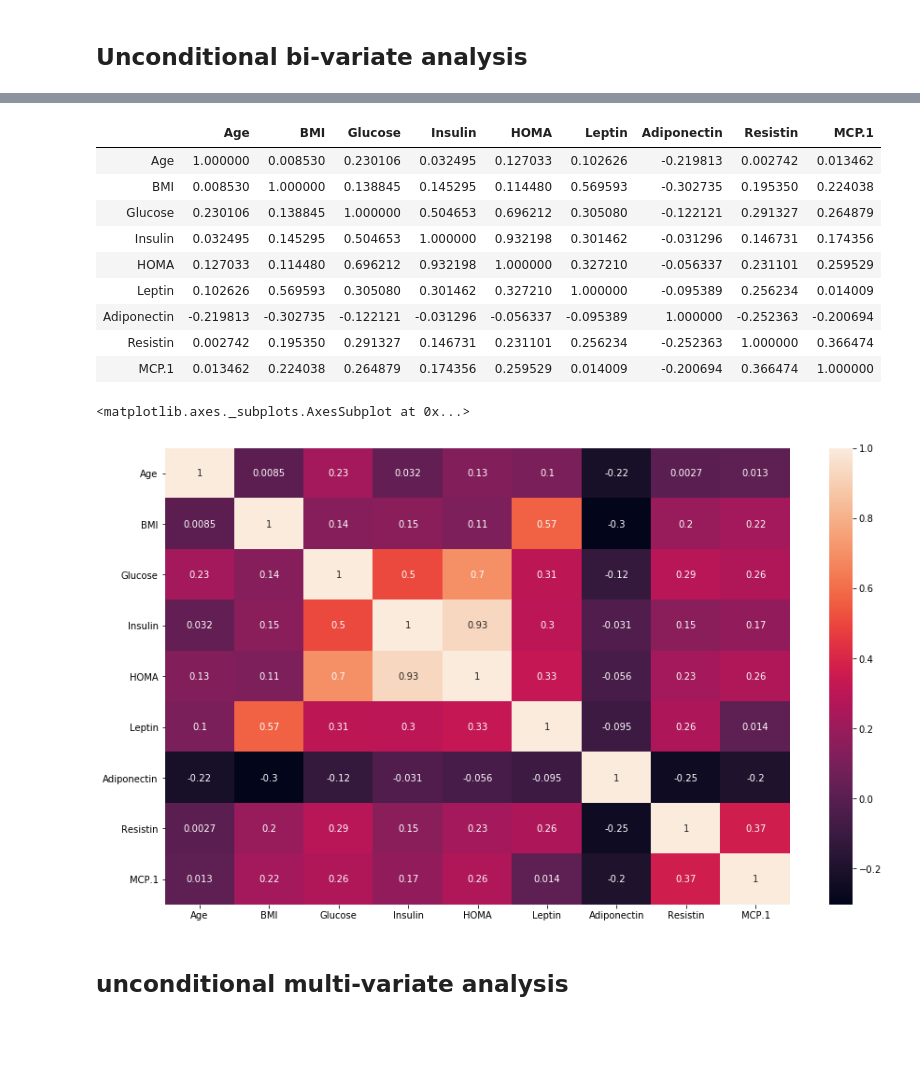
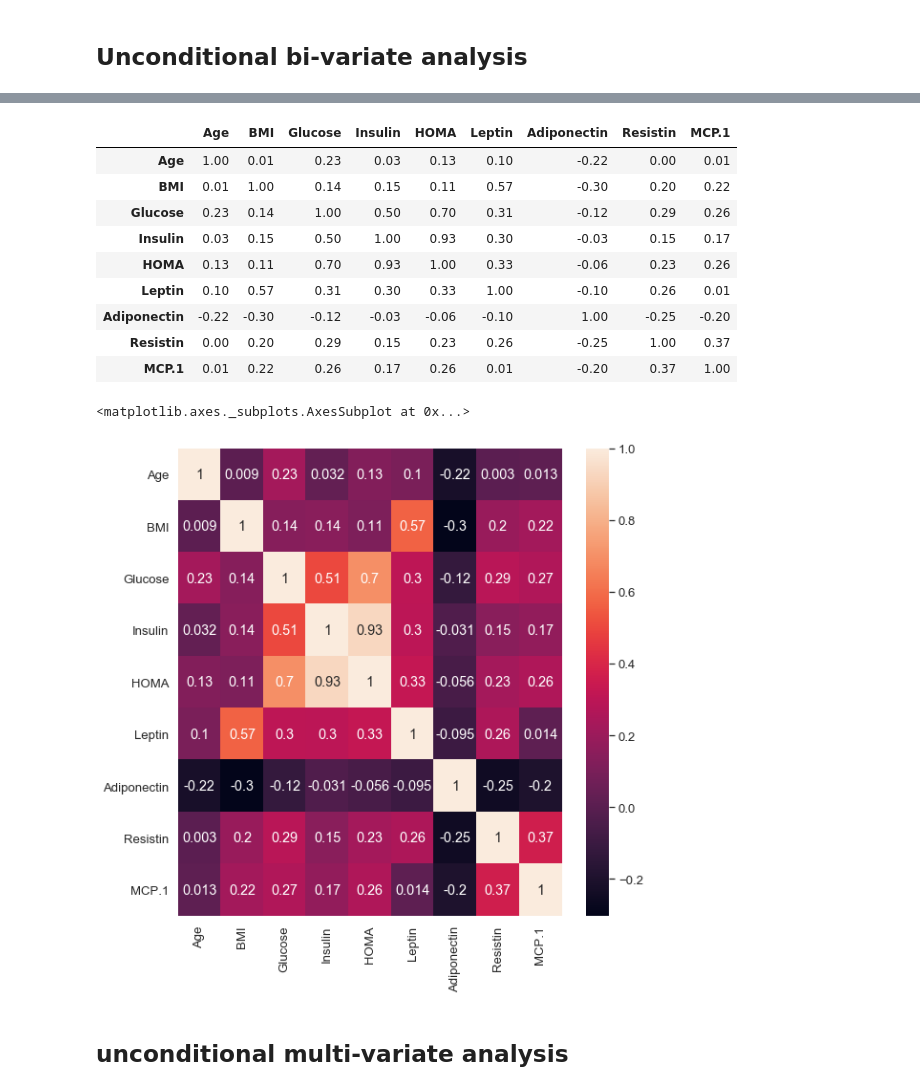
Before and after one commit to LauraMMelo/comp_intelligence_couse, a Jupyter notebook: HW1/Homework 1.ipynb, the cells around one changed output, grey strips where cells are left out. Drawn from its saved outputs; the diff is of its cells as text; code cells hidden in the pictures; blank space fills up the shorter version.

```diff
--- a/HW1/Homework 1.ipynb
+++ b/HW1/Homework 1.ipynb
@@ -153,24 +190,25 @@ g.map_offdiag(sns.scatterplot)
 # %%
 df = dataset.drop(columns=['Classification'])
 # %%
-df.corr()
+df.corr().round(2)
 # %% [output]
 |  | Age | BMI | Glucose | Insulin | HOMA | Leptin | Adiponectin | Resistin | MCP.1 |
-| Age | 1.000000 | 0.008530 | 0.230106 | 0.032495 | 0.127033 | 0.102626 | -0.219813 | 0.002742 | 0.013462 |
-| BMI | 0.008530 | 1.000000 | 0.138845 | 0.145295 | 0.114480 | 0.569593 | -0.302735 | 0.195350 | 0.224038 |
-| Glucose | 0.230106 | 0.138845 | 1.000000 | 0.504653 | 0.696212 | 0.305080 | -0.122121 | 0.291327 | 0.264879 |
-| Insulin | 0.032495 | 0.145295 | 0.504653 | 1.000000 | 0.932198 | 0.301462 | -0.031296 | 0.146731 | 0.174356 |
-| HOMA | 0.127033 | 0.114480 | 0.696212 | 0.932198 | 1.000000 | 0.327210 | -0.056337 | 0.231101 | 0.259529 |
-| Leptin | 0.102626 | 0.569593 | 0.305080 | 0.301462 | 0.327210 | 1.000000 | -0.095389 | 0.256234 | 0.014009 |
-| Adiponectin | -0.219813 | -0.302735 | -0.122121 | -0.031296 | -0.056337 | -0.095389 | 1.000000 | -0.252363 | -0.200694 |
-| Resistin | 0.002742 | 0.195350 | 0.291327 | 0.146731 | 0.231101 | 0.256234 | -0.252363 | 1.000000 | 0.366474 |
-| MCP.1 | 0.013462 | 0.224038 | 0.264879 | 0.174356 | 0.259529 | 0.014009 | -0.200694 | 0.366474 | 1.000000 |
+| Age | 1.00 | 0.01 | 0.23 | 0.03 | 0.13 | 0.10 | -0.22 | 0.00 | 0.01 |
+| BMI | 0.01 | 1.00 | 0.14 | 0.15 | 0.11 | 0.57 | -0.30 | 0.20 | 0.22 |
+| Glucose | 0.23 | 0.14 | 1.00 | 0.50 | 0.70 | 0.31 | -0.12 | 0.29 | 0.26 |
+| Insulin | 0.03 | 0.15 | 0.50 | 1.00 | 0.93 | 0.30 | -0.03 | 0.15 | 0.17 |
+| HOMA | 0.13 | 0.11 | 0.70 | 0.93 | 1.00 | 0.33 | -0.06 | 0.23 | 0.26 |
+| Leptin | 0.10 | 0.57 | 0.31 | 0.30 | 0.33 | 1.00 | -0.10 | 0.26 | 0.01 |
+| Adiponectin | -0.22 | -0.30 | -0.12 | -0.03 | -0.06 | -0.10 | 1.00 | -0.25 | -0.20 |
+| Resistin | 0.00 | 0.20 | 0.29 | 0.15 | 0.23 | 0.26 | -0.25 | 1.00 | 0.37 |
+| MCP.1 | 0.01 | 0.22 | 0.26 | 0.17 | 0.26 | 0.01 | -0.20 | 0.37 | 1.00 |
 # %%
-f, ax = plt.subplots(figsize=(15, 9))
-sns.heatmap(df.corr(), annot=True, ax=ax)
+sns.set(font_scale=1.2)
+f, ax = plt.subplots(figsize=(9, 9))
+sns.heatmap(df.corr().round(3), annot=True, ax=ax)
 # %% [output]
 <matplotlib.axes._subplots.AxesSubplot at 0x...>
-[figure, old version]
+[figure, new version]
 # %% [markdown]
 ## unconditional multi-variate analysis
 # %% [markdown]
```
Also changed, not shown: parts of 11 cells of this notebook, 7 other files.
